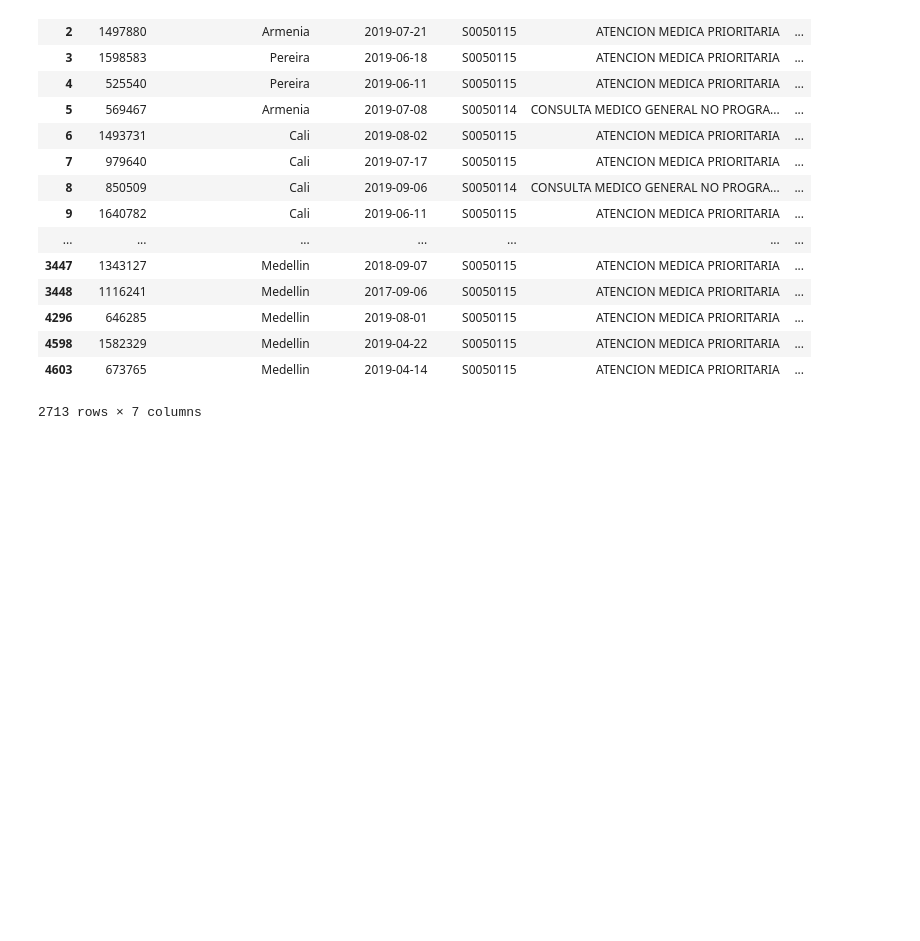
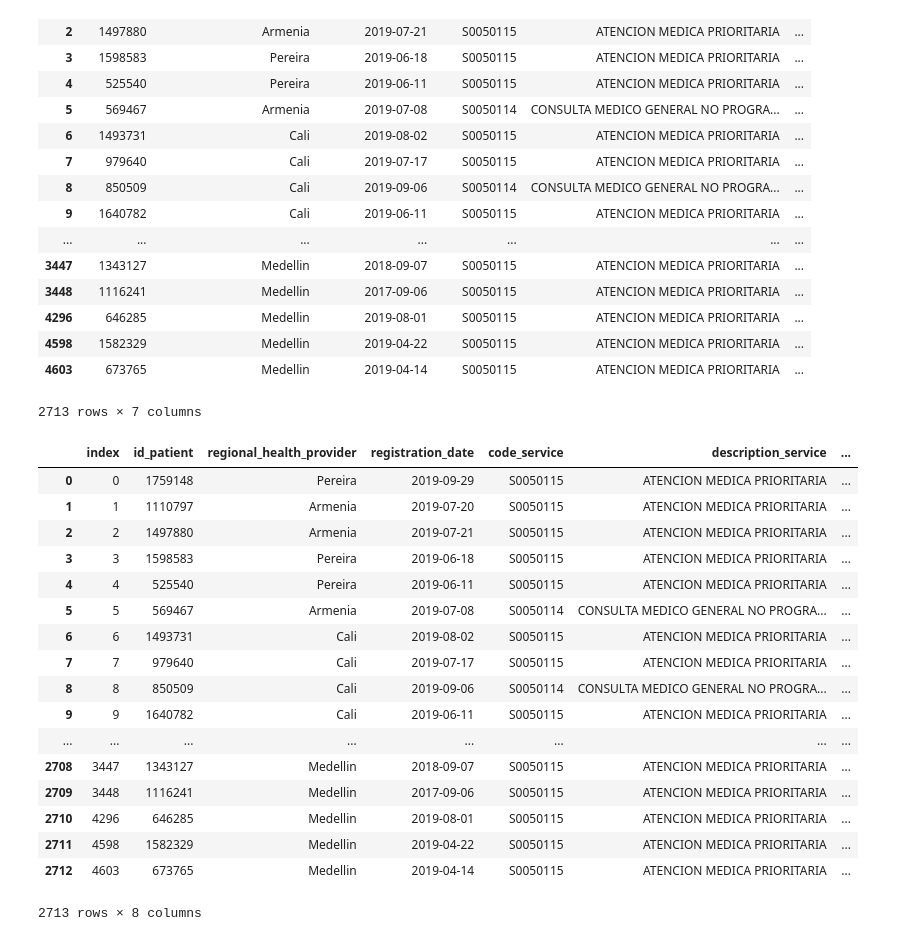
Before and after one commit to DS4A-T22/exploratory_data_analysis, a Jupyter notebook: EDA-Emergency.ipynb, the cells around one changed output. Saved outputs shown, nothing was run; the diff lists cells and outputs as text; code cells hidden in the pictures; blank space fills up the shorter version.

```diff
--- a/EDA-Emergency.ipynb
+++ b/EDA-Emergency.ipynb
@@ -277,3 +277,25 @@ df_clean_emergencies
 | 4598 | 1582329 | Medellin | 2019-04-22 | S0050115 | ATENCION MEDICA PRIORITARIA | ... |
 | 4603 | 673765 | Medellin | 2019-04-14 | S0050115 | ATENCION MEDICA PRIORITARIA | ... |
 2713 rows × 7 columns
+# %%
+#df_clean_emergencies.to_csv('./data/cleansed/emergencies.csv')
+df_clean_emergencies.reset_index()
+# %% [output]
+|  | index | id_patient | regional_health_provider | registration_date | code_service | description_service | ... |
+| 0 | 0 | 1759148 | Pereira | 2019-09-29 | S0050115 | ATENCION MEDICA PRIORITARIA | ... |
+| 1 | 1 | 1110797 | Armenia | 2019-07-20 | S0050115 | ATENCION MEDICA PRIORITARIA | ... |
+| 2 | 2 | 1497880 | Armenia | 2019-07-21 | S0050115 | ATENCION MEDICA PRIORITARIA | ... |
+| 3 | 3 | 1598583 | Pereira | 2019-06-18 | S0050115 | ATENCION MEDICA PRIORITARIA | ... |
+| 4 | 4 | 525540 | Pereira | 2019-06-11 | S0050115 | ATENCION MEDICA PRIORITARIA | ... |
+| 5 | 5 | 569467 | Armenia | 2019-07-08 | S0050114 | CONSULTA MEDICO GENERAL NO PROGRA... | ... |
+| 6 | 6 | 1493731 | Cali | 2019-08-02 | S0050115 | ATENCION MEDICA PRIORITARIA | ... |
+| 7 | 7 | 979640 | Cali | 2019-07-17 | S0050115 | ATENCION MEDICA PRIORITARIA | ... |
+| 8 | 8 | 850509 | Cali | 2019-09-06 | S0050114 | CONSULTA MEDICO GENERAL NO PROGRA... | ... |
+| 9 | 9 | 1640782 | Cali | 2019-06-11 | S0050115 | ATENCION MEDICA PRIORITARIA | ... |
+| ... | ... | ... | ... | ... | ... | ... | ... |
+| 2708 | 3447 | 1343127 | Medellin | 2018-09-07 | S0050115 | ATENCION MEDICA PRIORITARIA | ... |
+| 2709 | 3448 | 1116241 | Medellin | 2017-09-06 | S0050115 | ATENCION MEDICA PRIORITARIA | ... |
+| 2710 | 4296 | 646285 | Medellin | 2019-08-01 | S0050115 | ATENCION MEDICA PRIORITARIA | ... |
+| 2711 | 4598 | 1582329 | Medellin | 2019-04-22 | S0050115 | ATENCION MEDICA PRIORITARIA | ... |
+| 2712 | 4603 | 673765 | Medellin | 2019-04-14 | S0050115 | ATENCION MEDICA PRIORITARIA | ... |
+2713 rows × 8 columns
```
Also changed, not shown: parts of 5 cells of this notebook, 2 other files.
